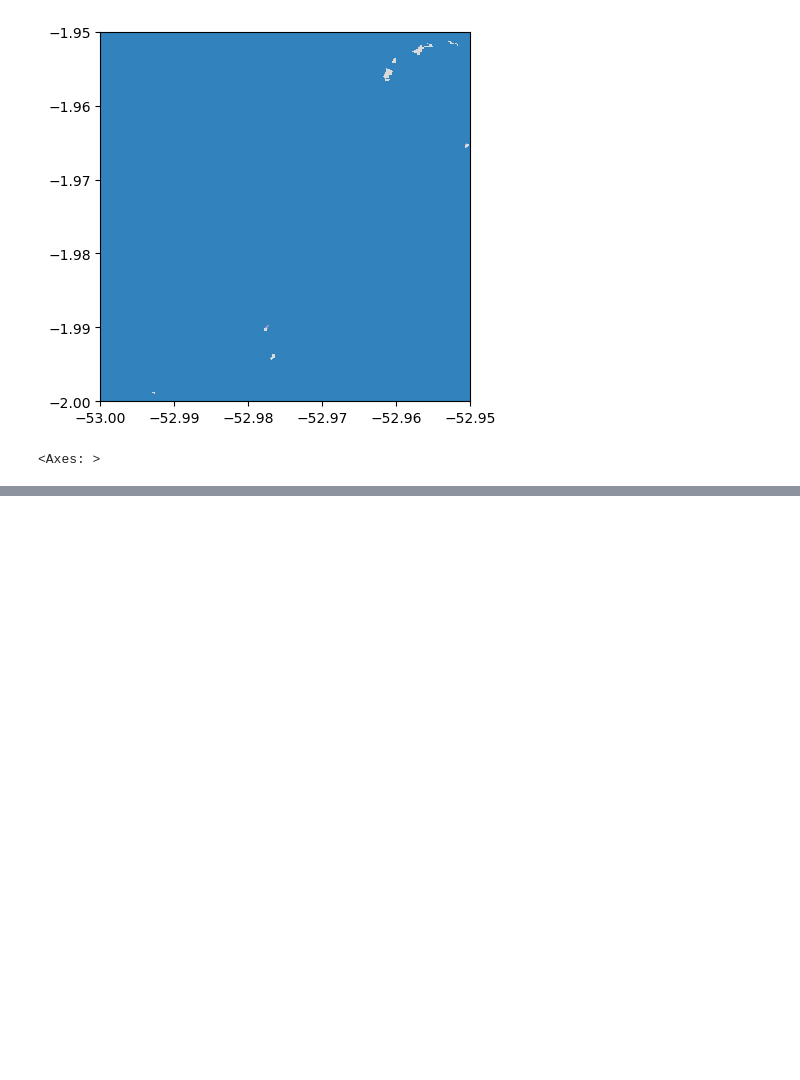
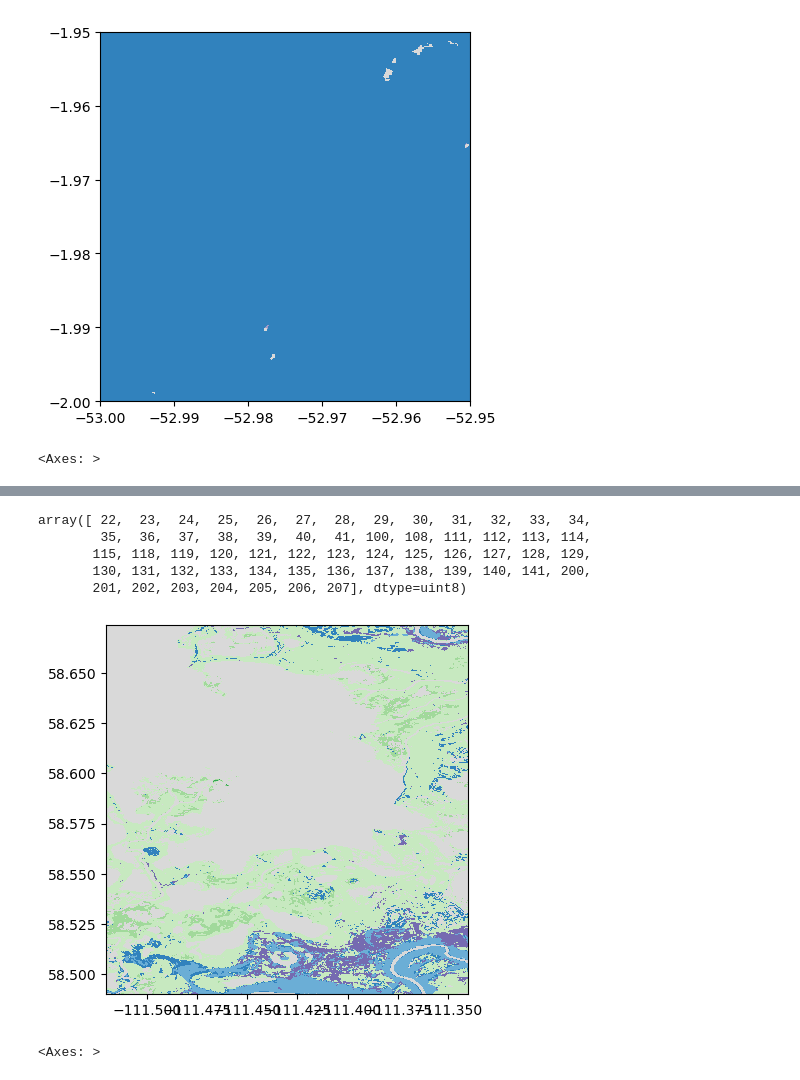
Before and after one commit to OPERA-Cal-Val/tile-mate, a Jupyter notebook: notebooks/Basic_Demo.ipynb, the cells around one changed output, grey strips where cells are left out. Drawn from its saved outputs; the diff is of its cells as text; code cells hidden in the pictures; blank space fills up the shorter version.

```diff
--- a/notebooks/Basic_Demo.ipynb
+++ b/notebooks/Basic_Demo.ipynb
@@ -286,0 +334,8 @@ show(X_radd,
+# %%
+np.unique(X_glad_lc)
+# %% [output]
+array([ 22,  23,  24,  25,  26,  27,  28,  29,  30,  31,  32,  33,  34,
+        35,  36,  37,  38,  39,  40,  41, 100, 108, 111, 112, 113, 114,
+       115, 118, 119, 120, 121, 122, 123, 124, 125, 126, 127, 128, 129,
+       130, 131, 132, 133, 134, 135, 136, 137, 138, 139, 140, 141, 200,
+       201, 202, 203, 204, 205, 206, 207], dtype=uint8)
@@ -286,0 +344,8 @@ show(X_radd,
+# %%
+show(X_glad_lc,
+     transform=p_glad_lc['transform'],
+     interpolation='none',
+     cmap='tab20c')
+# %% [output]
+[figure, added]
+<Axes: >
```
Also changed, not shown: parts of 12 cells of this notebook, 5 other files.
